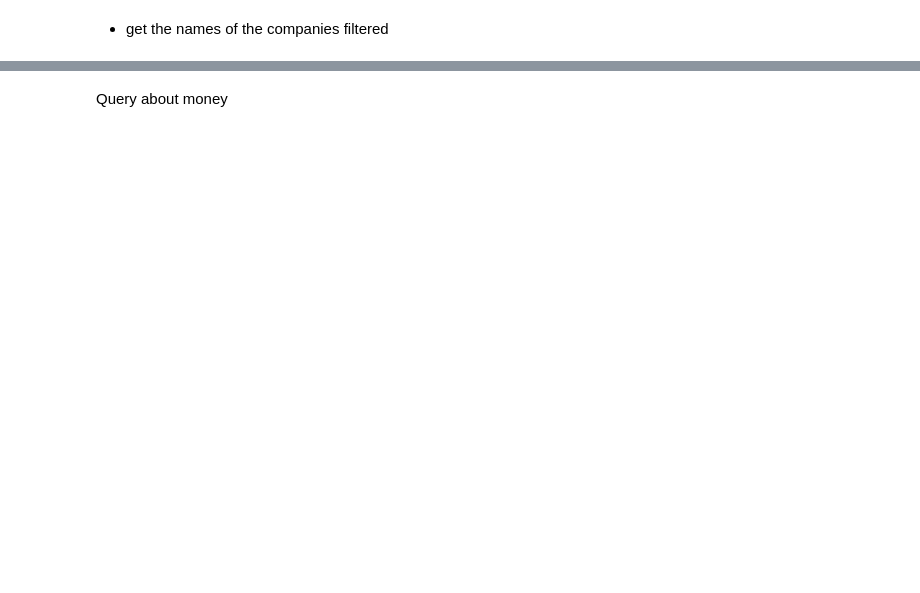
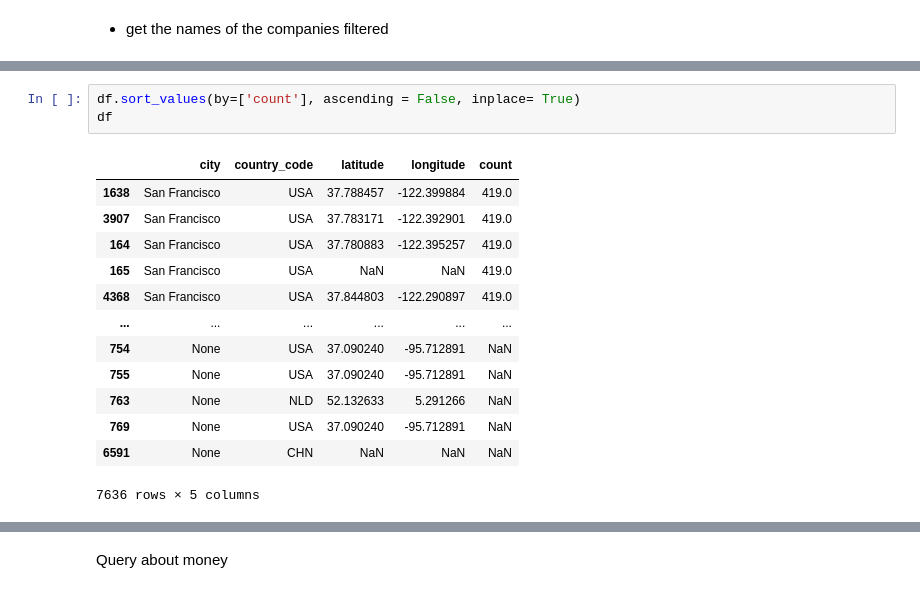
Before and after one commit to David-TC13/project3_best-ubication, a Jupyter notebook: query_mongo.ipynb, the cells around one changed output, grey strips where cells are left out. Drawn from its saved outputs; the diff is of its cells as text; blank space fills up the shorter version.

```diff
--- a/query_mongo.ipynb
+++ b/query_mongo.ipynb
@@ -70,0 +180,17 @@ list(companies_name)
+# %%
+df.sort_values(by=['count'], ascending = False, inplace= True)
+df
+# %% [output]
+|  | city | country_code | latitude | longitude | count |
+| 1638 | San Francisco | USA | 37.788457 | -122.399884 | 419.0 |
+| 3907 | San Francisco | USA | 37.783171 | -122.392901 | 419.0 |
+| 164 | San Francisco | USA | 37.780883 | -122.395257 | 419.0 |
+| 165 | San Francisco | USA | NaN | NaN | 419.0 |
+| 4368 | San Francisco | USA | 37.844803 | -122.290897 | 419.0 |
+| ... | ... | ... | ... | ... | ... |
+| 754 | None | USA | 37.090240 | -95.712891 | NaN |
+| 755 | None | USA | 37.090240 | -95.712891 | NaN |
+| 763 | None | NLD | 52.132633 | 5.291266 | NaN |
+| 769 | None | USA | 37.090240 | -95.712891 | NaN |
+| 6591 | None | CHN | NaN | NaN | NaN |
+7636 rows × 5 columns
```
Also changed, not shown: parts of 24 cells of this notebook.
